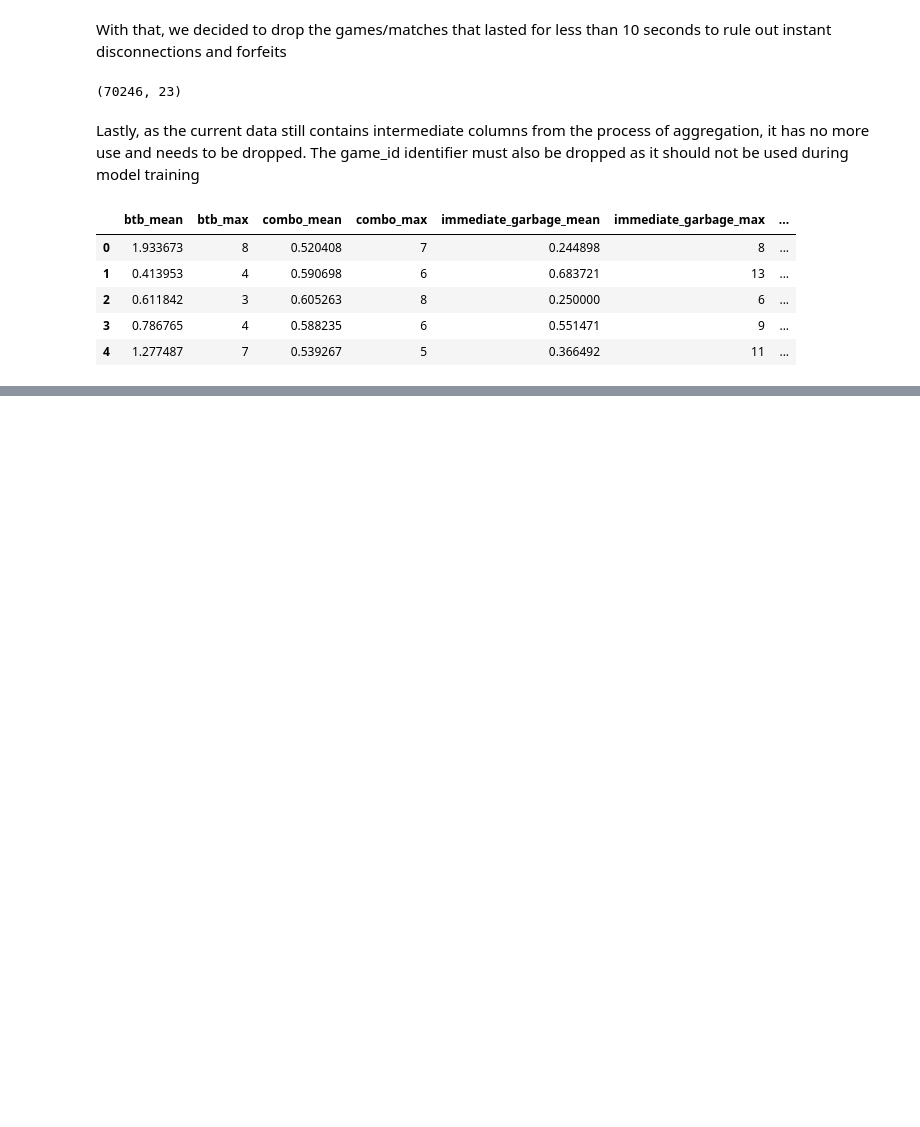
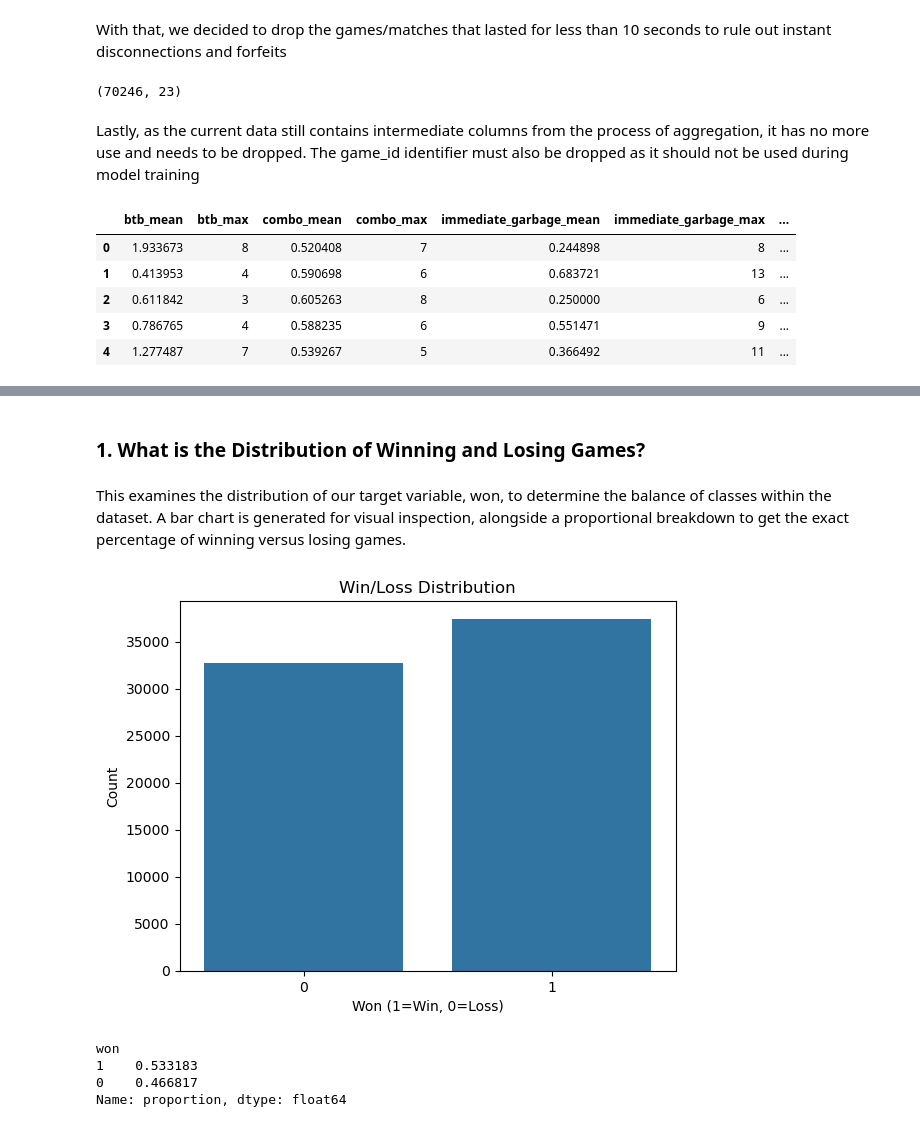
Before and after one commit to Solenad/tetrio-win-prediction, a Jupyter notebook: notebooks/STINTSY-MCO_Group3.ipynb, the cells around one changed output, grey strips where cells are left out. Saved outputs shown, nothing was run; the diff lists cells and outputs as text; code cells hidden in the pictures; blank space fills up the shorter version.

```diff
--- a/notebooks/STINTSY-MCO_Group3.ipynb
+++ b/notebooks/STINTSY-MCO_Group3.ipynb
@@ -503,3 +500,4 @@ final_df.head()
 # %%
 # Optionally export the processed data
 # final_df.to_csv("../data/data_processed.csv", index=False)
+df = pd.read_csv("../data/data_processed.csv")
@@ -505,0 +526,18 @@ final_df.head()
+# %% [markdown]
+### 1. What is the Distribution of Winning and Losing Games?
+# %% [markdown]
+This examines the distribution of our target variable, won, to determine the balance of classes within the dataset. A bar chart is generated for visual inspection, alongside a proportional breakdown to get the exact percentage of winning versus losing games.
+# %%
+sns.countplot(x="won", data=df)
+plt.title("Win/Loss Distribution")
+plt.xlabel("Won (1=Win, 0=Loss)")
+plt.ylabel("Count")
+plt.show()
+
+df["won"].value_counts(normalize=True)
+# %% [output]
+[figure, added]
+won
+1    0.533183
+0    0.466817
+Name: proportion, dtype: float64
```
Also changed, not shown: parts of 47 cells of this notebook.
